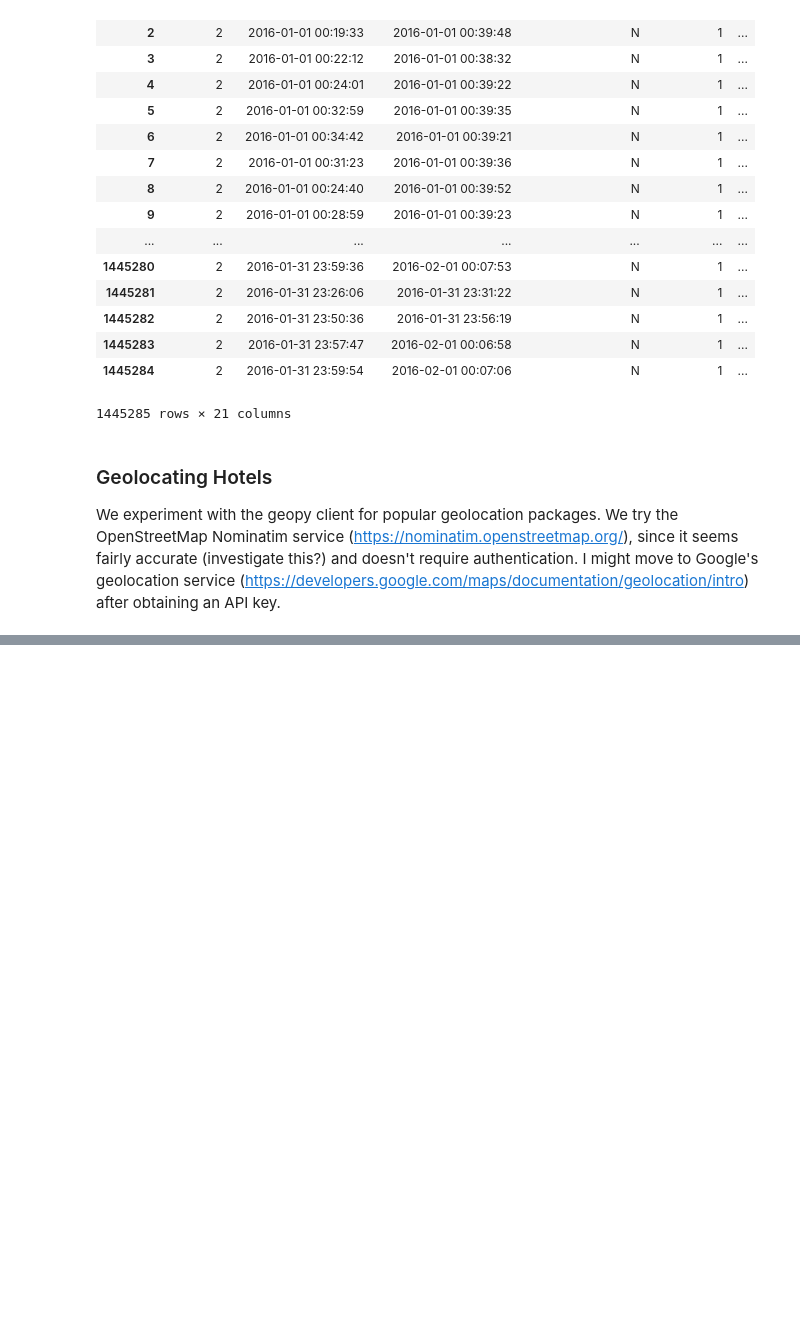
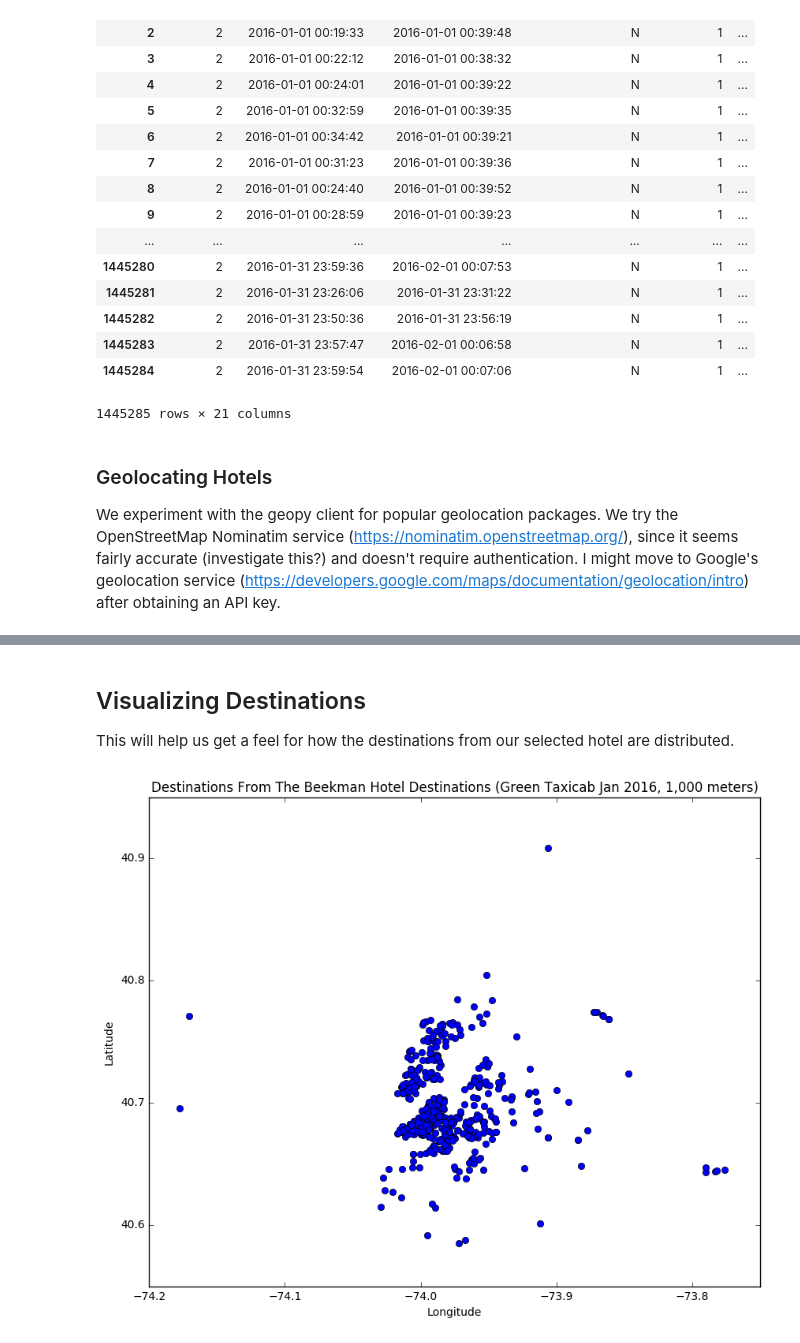
Before and after one commit to djsaunde/NYCHotelData, a Jupyter notebook: code/NYC Data Experiment.ipynb, the cells around one changed output, grey strips where cells are left out. Drawn from its saved outputs; the diff is of its cells as text; code cells hidden in the pictures; blank space fills up the shorter version.

Commit message:
Doing cross-validation and visualization. data scraping is different as per requested. still need to persist the data in a .csv after finding cluster centers (?)

```diff
--- a/code/NYC Data Experiment.ipynb
+++ b/code/NYC Data Experiment.ipynb
@@ -47,21 +53,23 @@ pickup_longs, pickup_lats = np.array(taxi_data['Pickup_longitude']), np.array(ta
 dropoff_longs, dropoff_lats = np.array(taxi_data['Dropoff_longitude']), np.array(taxi_data['Dropoff_latitude'])
 
 # for brevity, let's just experiment with the first 10^6 datapoints.
-pickup_longs, pickup_lats = pickup_longs[:1000000], pickup_lats[:1000000]
-dropoff_longs, dropoff_lats = dropoff_longs[:1000000], dropoff_lats[:1000000]
+pickup_coords = zip(pickup_longs[:1000000], pickup_lats[:1000000])
+dropoff_coords = zip(dropoff_longs[:1000000], dropoff_lats[:1000000])
 # %% [markdown]
 ### Geolocating Hotels
 
 We experiment with the geopy client for popular geolocation packages. We try the OpenStreetMap Nominatim service (https://nominatim.openstreetmap.org/), since it seems fairly accurate (investigate this?) and doesn't require authentication. I might move to Google's geolocation service (https://developers.google.com/maps/documentation/geolocation/intro) after obtaining an API key.
 # %%
 # change this variable to change the address to geolocate
-hotel_address = '66 Charlton Street, New York City, NY 10014' # Four Points by Sheraton Manhattan SoHo Village
+hotel_address = '23 Nassau St, New York City, NY 10038' # The Beekman, A Thompson Hotel ("Best stay in New York!")
 
 # setting up geolocator object
 geolocator = Nominatim()
 
 # storing the geocode of the above address
 location = geolocator.geocode(hotel_address)
+hotel_coords = (location.longitude, location.latitude)
+
 print 'address:', location.address
-print 'longitude, latitude:', location.longitude, ',', location.latitude
+print 'longitude, latitude:', hotel_coords
 # %% [output]
@@ -323,0 +136,5 @@ Wall time: 1min 3s
+# %%
+%%time
+
+# let's test out our function:
+destinations = get_destinations(pickup_coords, dropoff_coords, hotel_coords, 1000.0, 'meters')
@@ -323,0 +158,30 @@ Wall time: 1min 3s
+# %% [markdown]
+## Visualizing Destinations
+
+This will help us get a feel for how the destinations from our selected hotel are distributed.
+# %%
+# we define a function to plot the destination coordinates
+
+def plot_destinations(destinations, append_to_title):
+    '''
+    Plot destinations latitudes and longitudes to see a "map" of destinations.
+
+    input:
+        destinations: A numpy array of shape (2, M), where M is equal to the number of taxicab trips which satisfy
+        the above distance criterion.
+        append_to_title: String to append to the tite of the plot for context.
+
+    output:
+        Matplotlib plot of datapoints in the range of the latitude, longitude pairs.
+    '''
+
+    plt.plot(destinations[0], destinations[1], 'o')
+    plt.title('Destinations From ' + append_to_title)
+    plt.xlabel('Longitude')
+    plt.ylabel('Latitude')
+    plt.show()
+# %%
+# try it out on the above returned destinations
+plot_destinations(destinations, 'The Beekman Hotel Destinations (Green Taxicab Jan 2016, 1,000 meters)')
+# %% [output]
+[figure, added]
```
Also changed, not shown: parts of 31 cells of this notebook, 1 other file.
